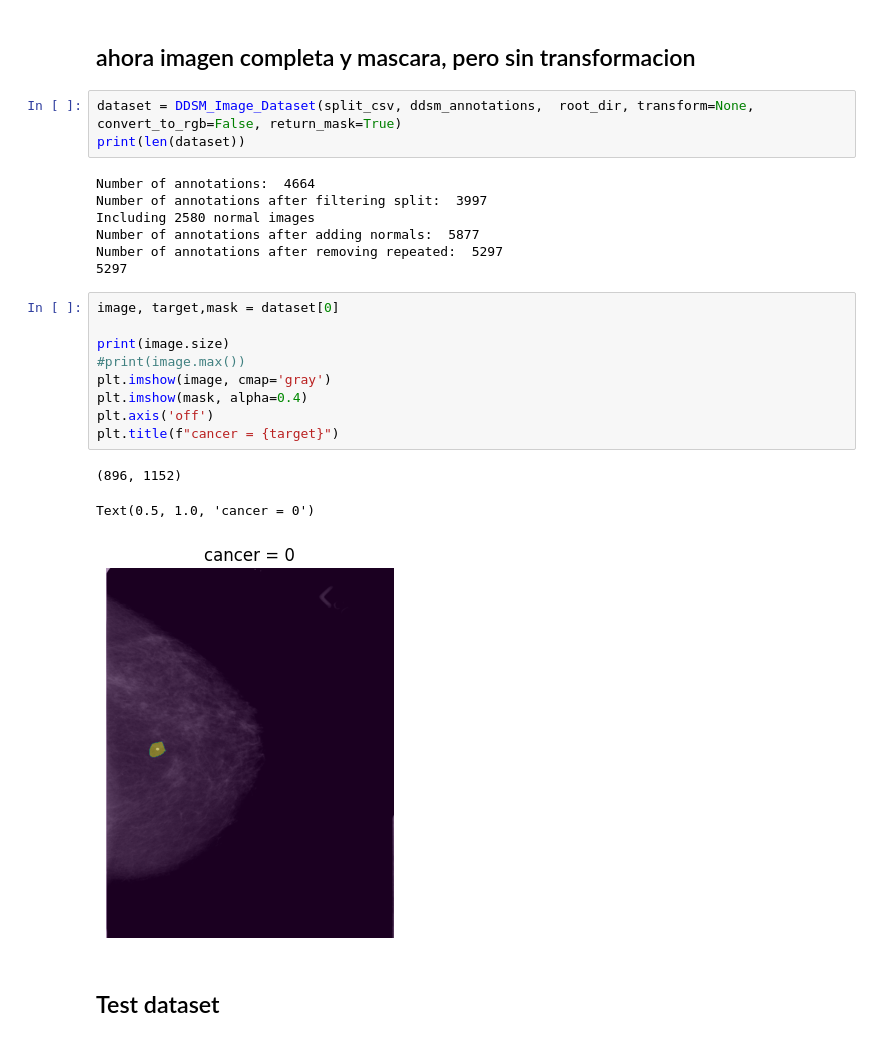
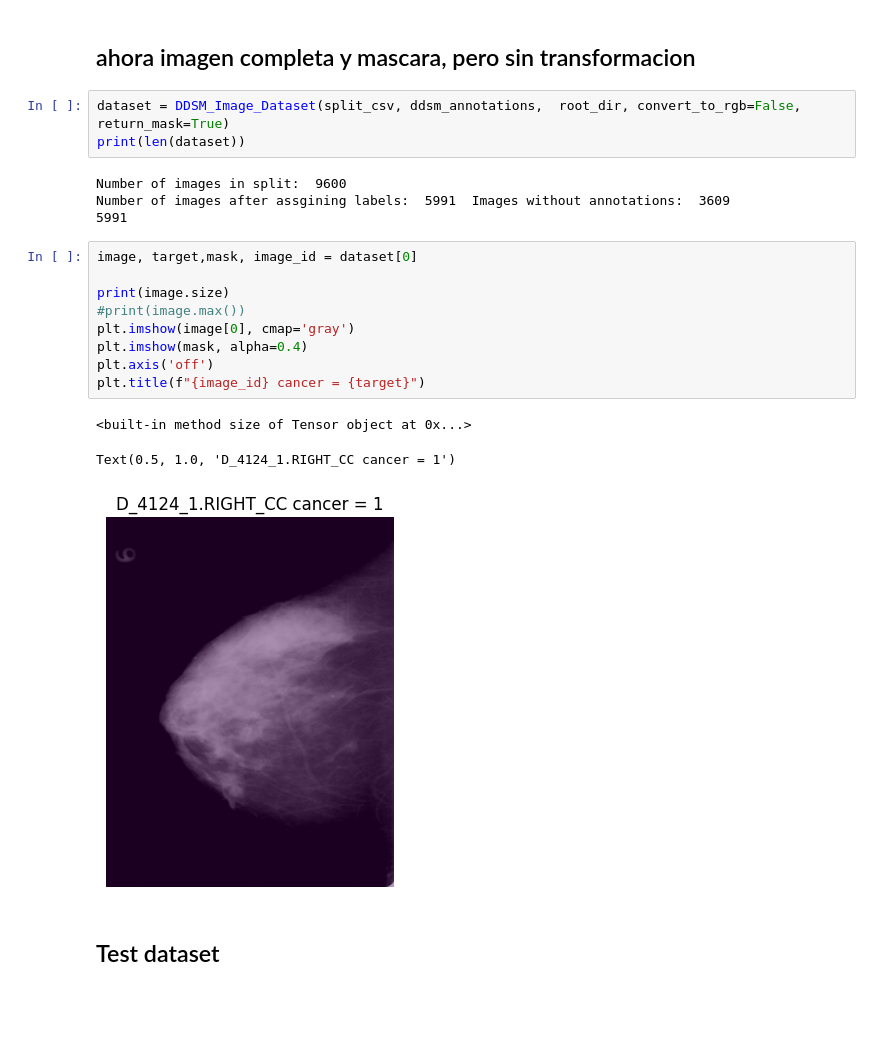
Before and after one commit to alalbiol/Mammography, a Jupyter notebook: mamo_holistic/notebooks/test_dataset.ipynb, the cells around one changed output. Cells and saved outputs as stored; diff of their text form; blank space fills up the shorter version.

```diff
--- a/mamo_holistic/notebooks/test_dataset.ipynb
+++ b/mamo_holistic/notebooks/test_dataset.ipynb
@@ -520,28 +513,25 @@ Text(0.5, 1.0, 'cancer = 0')
 # %% [markdown]
 ## ahora imagen completa y mascara, pero sin transformacion
 # %%
-dataset = DDSM_Image_Dataset(split_csv, ddsm_annotations,  root_dir, transform=None, convert_to_rgb=False, return_mask=True)
+dataset = DDSM_Image_Dataset(split_csv, ddsm_annotations,  root_dir, convert_to_rgb=False, return_mask=True)
 print(len(dataset))
 # %% [output]
-Number of annotations:  4664
-Number of annotations after filtering split:  3997
-Including 2580 normal images
-Number of annotations after adding normals:  5877
-Number of annotations after removing repeated:  5297
-5297
+Number of images in split:  9600
+Number of images after assgining labels:  5991  Images without annotations:  3609
+5991
 # %%
-image, target,mask = dataset[0]
+image, target,mask, image_id = dataset[0]
 
 print(image.size)
 #print(image.max())
-plt.imshow(image, cmap='gray')
+plt.imshow(image[0], cmap='gray')
 plt.imshow(mask, alpha=0.4)
 plt.axis('off')
-plt.title(f"cancer = {target}")
+plt.title(f"{image_id} cancer = {target}")
 # %% [output]
-(896, 1152)
+<built-in method size of Tensor object at 0x...>
-Text(0.5, 1.0, 'cancer = 0')
+Text(0.5, 1.0, 'D_4124_1.RIGHT_CC cancer = 1')
-[figure, old version]
+[figure, new version]
 # %% [markdown]
 ## Test dataset
 # %%
```
Also changed, not shown: parts of 10 cells of this notebook, 2 other files.
